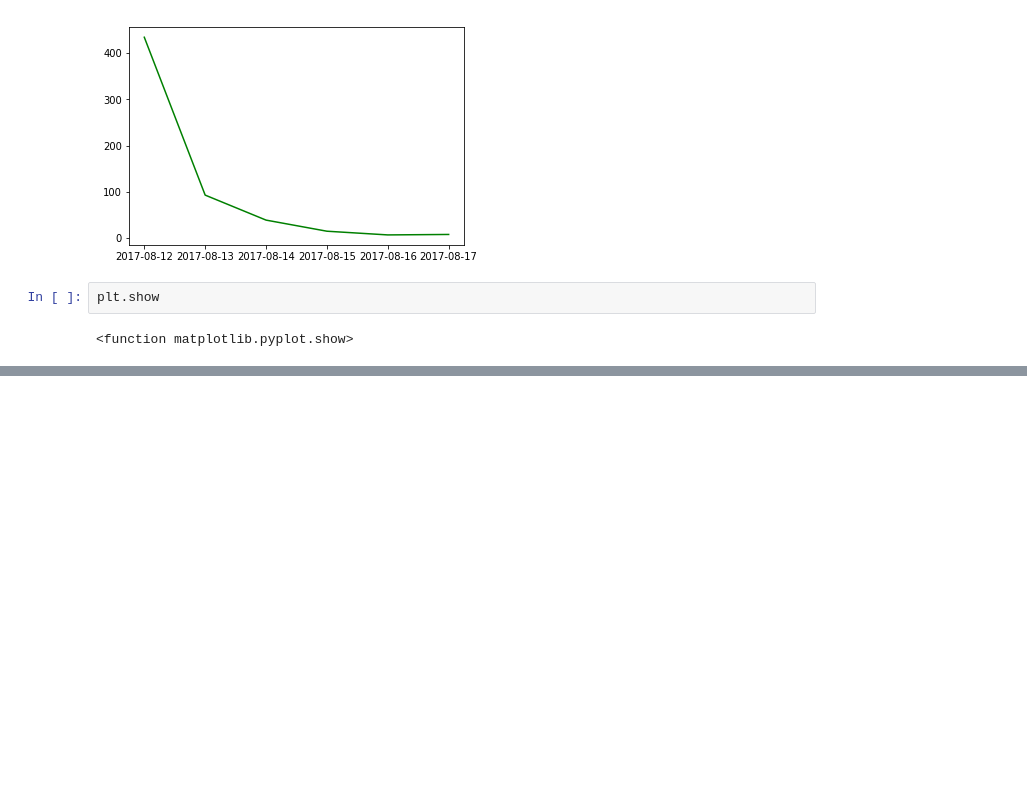
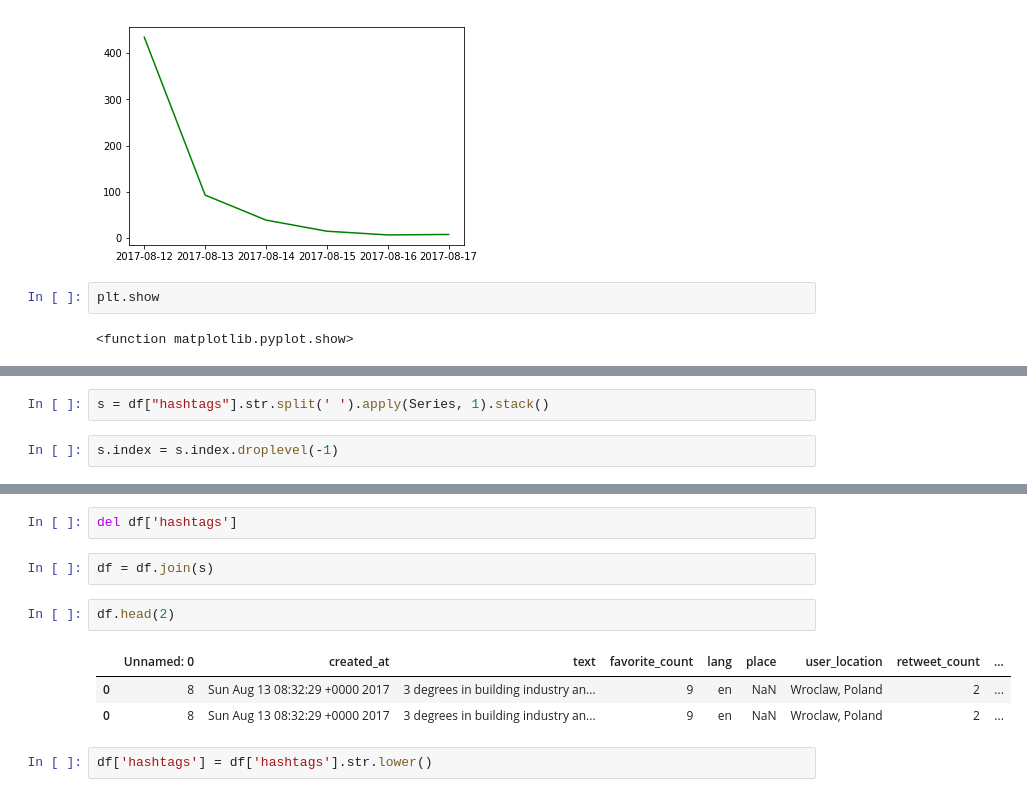
Before and after one commit to rupeshbasnet/twitter-data-vis, a Jupyter notebook: Twitter_Data_Extraction/Tweets_Preprocessing_Test.ipynb, the cells around one changed output, grey strips where cells are left out. Cells and saved outputs as stored; diff of their text form; blank space fills up the shorter version.

```diff
--- a/Twitter_Data_Extraction/Tweets_Preprocessing_Test.ipynb
+++ b/Twitter_Data_Extraction/Tweets_Preprocessing_Test.ipynb
@@ -948,0 +947,4 @@ plt.show
+# %%
+s = df["hashtags"].str.split(' ').apply(Series, 1).stack()
+# %%
+s.index = s.index.droplevel(-1)
@@ -948,0 +973,12 @@ plt.show
+# %%
+del df['hashtags']
+# %%
+df = df.join(s)
+# %%
+df.head(2)
+# %% [output]
+|  | Unnamed: 0 | created_at | text | favorite_count | lang | place | user_location | retweet_count | ... |
+| 0 | 8 | Sun Aug 13 08:32:29 +0000 2017 | 3 degrees in building industry an... | 9 | en | NaN | Wroclaw, Poland | 2 | ... |
+| 0 | 8 | Sun Aug 13 08:32:29 +0000 2017 | 3 degrees in building industry an... | 9 | en | NaN | Wroclaw, Poland | 2 | ... |
+# %%
+df['hashtags'] = df['hashtags'].str.lower()
```
Also changed, not shown: parts of 24 cells of this notebook, 2 other files.
